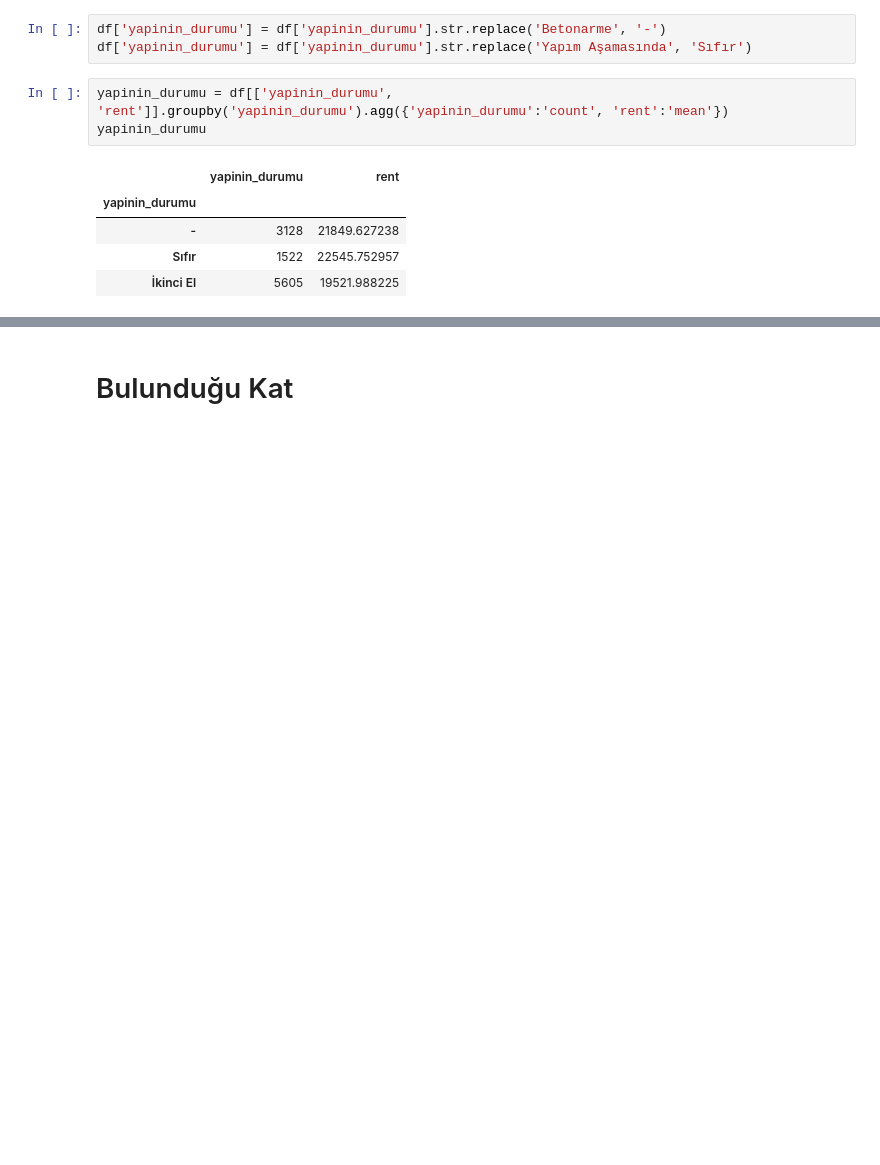
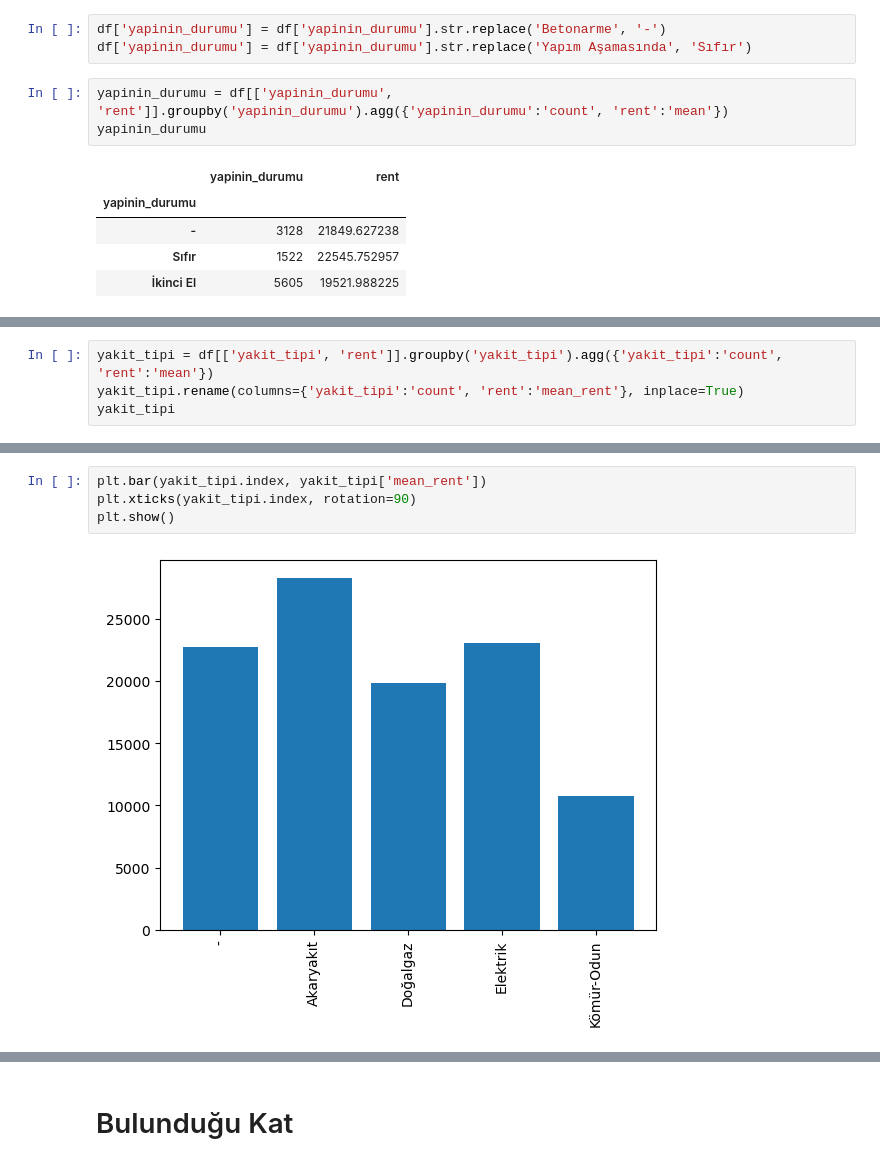
Before and after one commit to utkuboyar/istanbul_house_rent_prediction, a Jupyter notebook: EDA_regular.ipynb, the cells around one changed output, grey strips where cells are left out. Cells and saved outputs as stored; diff of their text form; blank space fills up the shorter version.

```diff
--- a/EDA_regular.ipynb
+++ b/EDA_regular.ipynb
@@ -1019,0 +1017,4 @@ df.rename(columns={'yakit_tipi':'count', 'rent':'mean_rent'})
+# %%
+yakit_tipi = df[['yakit_tipi', 'rent']].groupby('yakit_tipi').agg({'yakit_tipi':'count', 'rent':'mean'})
+yakit_tipi.rename(columns={'yakit_tipi':'count', 'rent':'mean_rent'}, inplace=True)
+yakit_tipi
@@ -1019,0 +1029,6 @@ df.rename(columns={'yakit_tipi':'count', 'rent':'mean_rent'})
+# %%
+plt.bar(yakit_tipi.index, yakit_tipi['mean_rent'])
+plt.xticks(yakit_tipi.index, rotation=90)
+plt.show()
+# %% [output]
+[figure, added]
```
Also changed, not shown: parts of 95 cells of this notebook, 3 other files.
